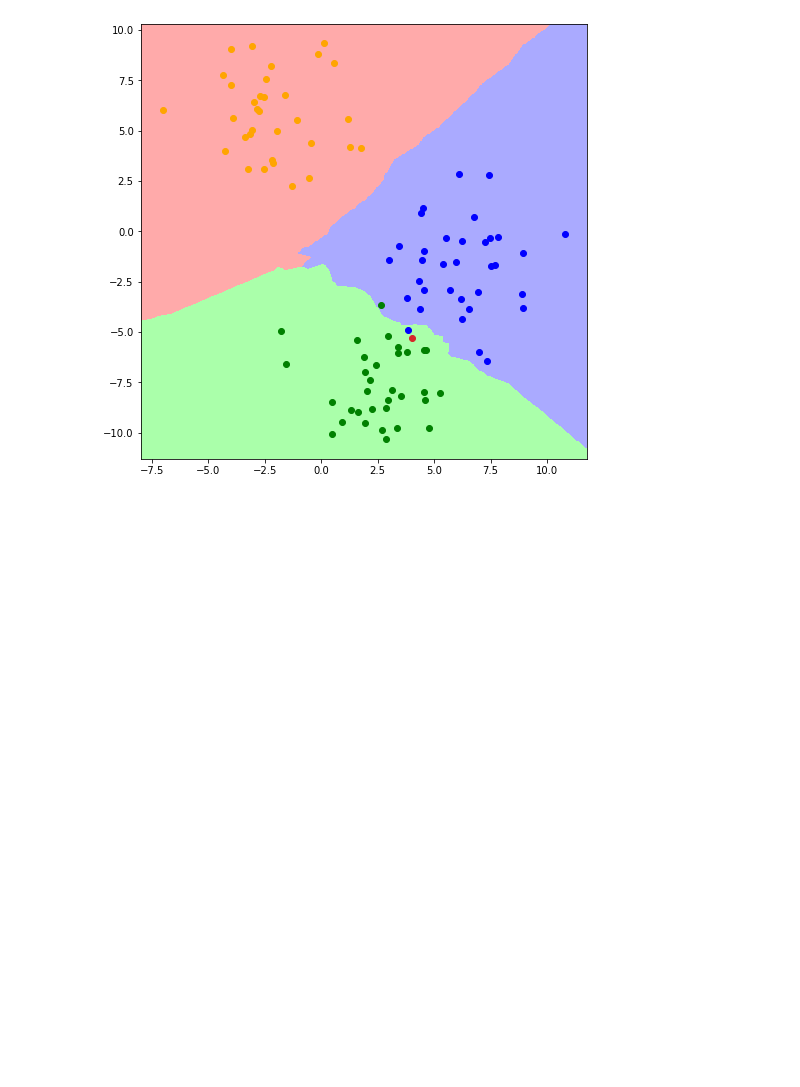
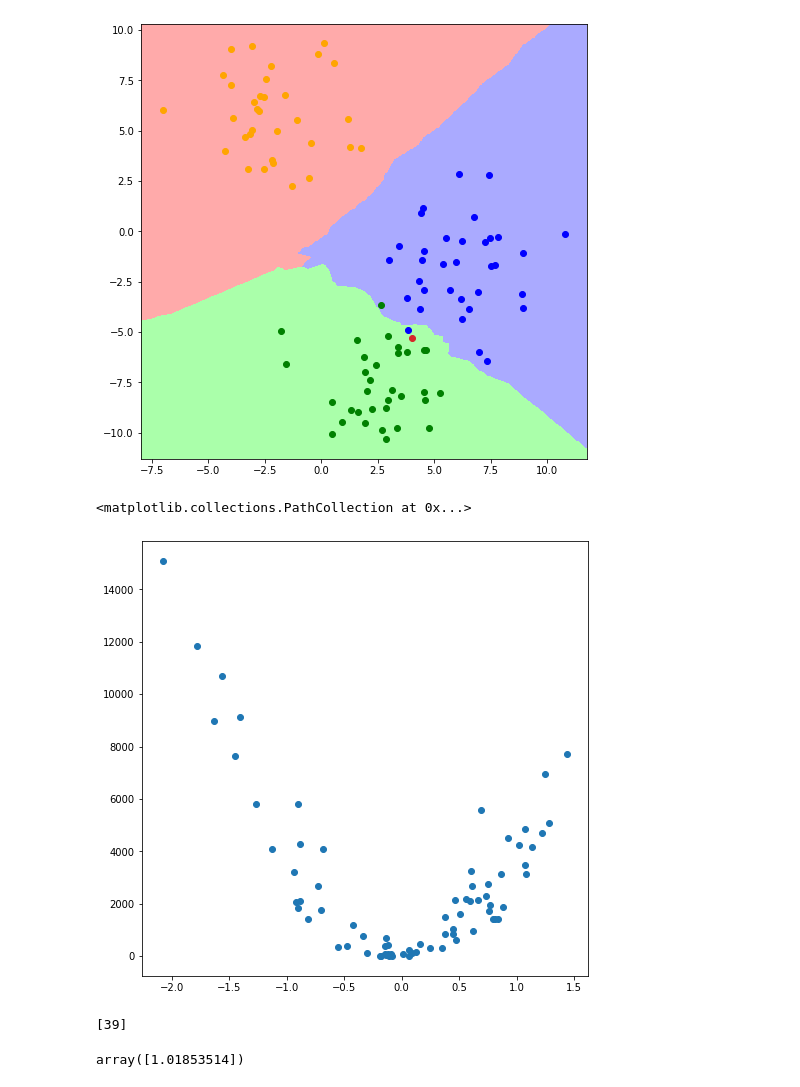
Before and after one commit to max-miller/ds_ground_up, a Jupyter notebook: neighbors_tree/knn_tree_visuals.ipynb, the cells around one changed output. Cells and saved outputs as stored; diff of their text form; code cells hidden in the pictures; blank space fills up the shorter version.

```diff
--- a/neighbors_tree/knn_tree_visuals.ipynb
+++ b/neighbors_tree/knn_tree_visuals.ipynb
@@ -139,3 +139,12 @@ graph_w_regions(x,y,(4,-5.3),5)
 # %% [output]
 <Figure size 576x576 with 0 Axes>
 [figure]
+# %%
+from sklearn.datasets import make_regression
+x, y = make_regression(n_samples=75,n_features=1,noise=10)
+# %%
+plt.figure(figsize=(8,8))
+plt.scatter(x,y*y)
+# %% [output]
+<matplotlib.collections.PathCollection at 0x...>
+[figure, added]
@@ -141,0 +158,8 @@ graph_w_regions(x,y,(4,-5.3),5)
+# %%
+find_closest_x(1,x,1)
+# %% [output]
+[39]
+# %%
+x[39]
+# %% [output]
+array([1.01853514])
```
Also changed, not shown: parts of 1 cell of this notebook.
